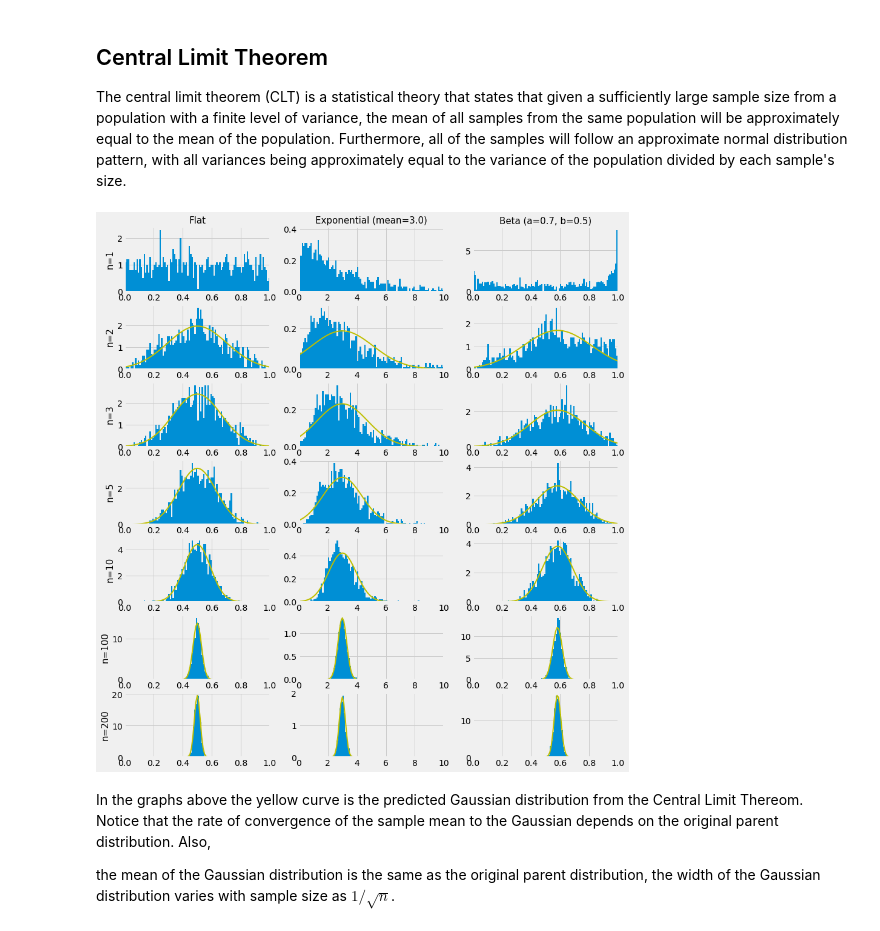
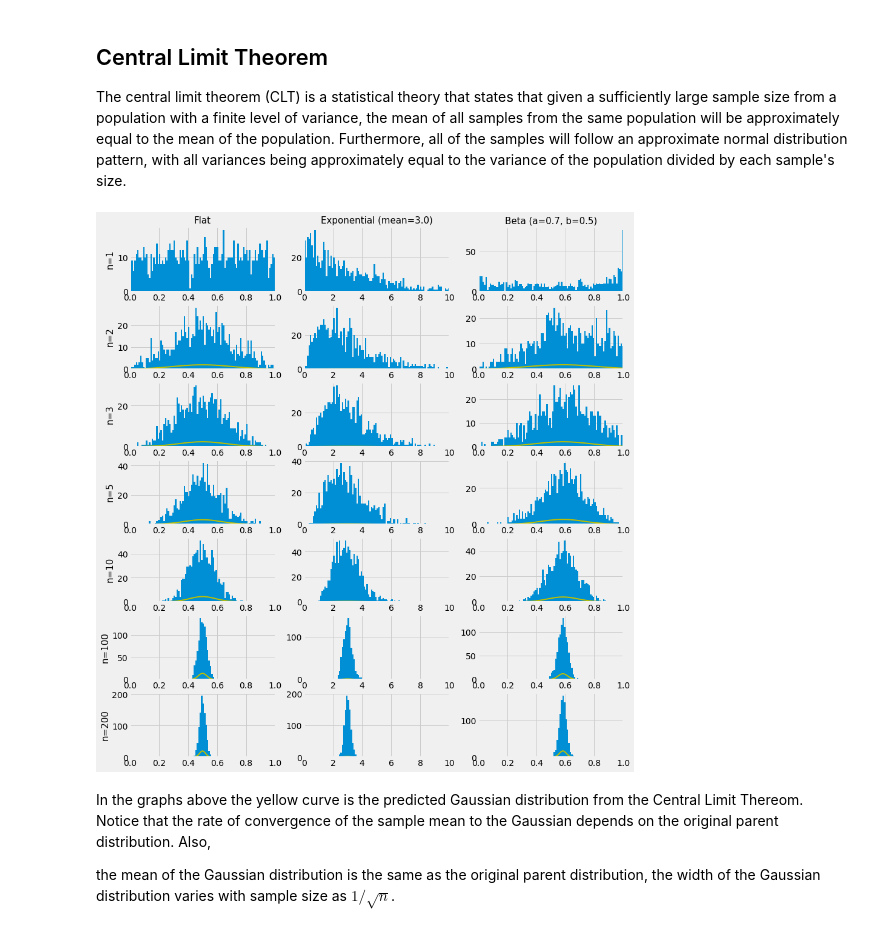
Before and after one commit to tamojit-maiti/teaching, a Jupyter notebook: intro_to_statistics/Statistics_101_|_Inferential_Statistics.ipynb, the cells around one changed output. Cells and saved outputs as stored; diff of their text form; code cells hidden in the pictures.

```diff
--- a/intro_to_statistics/Statistics_101_|_Inferential_Statistics.ipynb
+++ b/intro_to_statistics/Statistics_101_|_Inferential_Statistics.ipynb
@@ -328,35 +328,35 @@ title_names=["Flat",
 
 # ranges of the three distributions
 drange=np.array([[0,1],[0,10],[0,1]])
 
 # means of the three distributions
 means=np.array([0.5,exp_mean,a/(a+b)])
 
 # variances of the three distributions
 var=np.array([1/12,exp_mean**2,a*b/((a+b+1)*(a+b)**2)])
 
 # generates random samples in the specified ranges for the respective distributions.
 binrange=np.array([np.linspace(p,q,nobb) for p,q in drange])
 ln,ld=len(n),len(dist)
 plt.figure(figsize=((ld*4)+1,(ln*2)+1))
 
  # loop over number of n samples to average over
 for i in range(ln):
      # loop over the different distributions
     for j in range(ld):
         plt.subplot(ln,ld,i*ld+1+j)
-        plt.hist(np.mean(dist[j]((N,n[i])),1),binrange[j],normed=True)
+        plt.hist(np.mean(dist[j]((N,n[i])),1),binrange[j])
         plt.xlim(drange[j])
         if j==0:
             plt.ylabel('n=%i' % n[i],fontsize=15)
         if i==0:
             plt.title(title_names[j], fontsize=15)
         else:
             clt=(1/(np.sqrt(2*np.pi*var[j]/n[i])))*np.exp(-(((binrange[j]-means[j])**2)*n[i]/(2*var[j])))
             plt.plot(binrange[j],clt,'y',linewidth=2)
 plt.show()
 # %% [output]
-[figure, old version]
+[figure, new version]
 # %% [markdown]
 
 In the graphs above the yellow curve is the predicted Gaussian distribution from the Central Limit Thereom. Notice that the rate of convergence of the sample mean to the Gaussian depends on the original parent distribution. Also,
```
Also changed, not shown: parts of 4 cells of this notebook.
